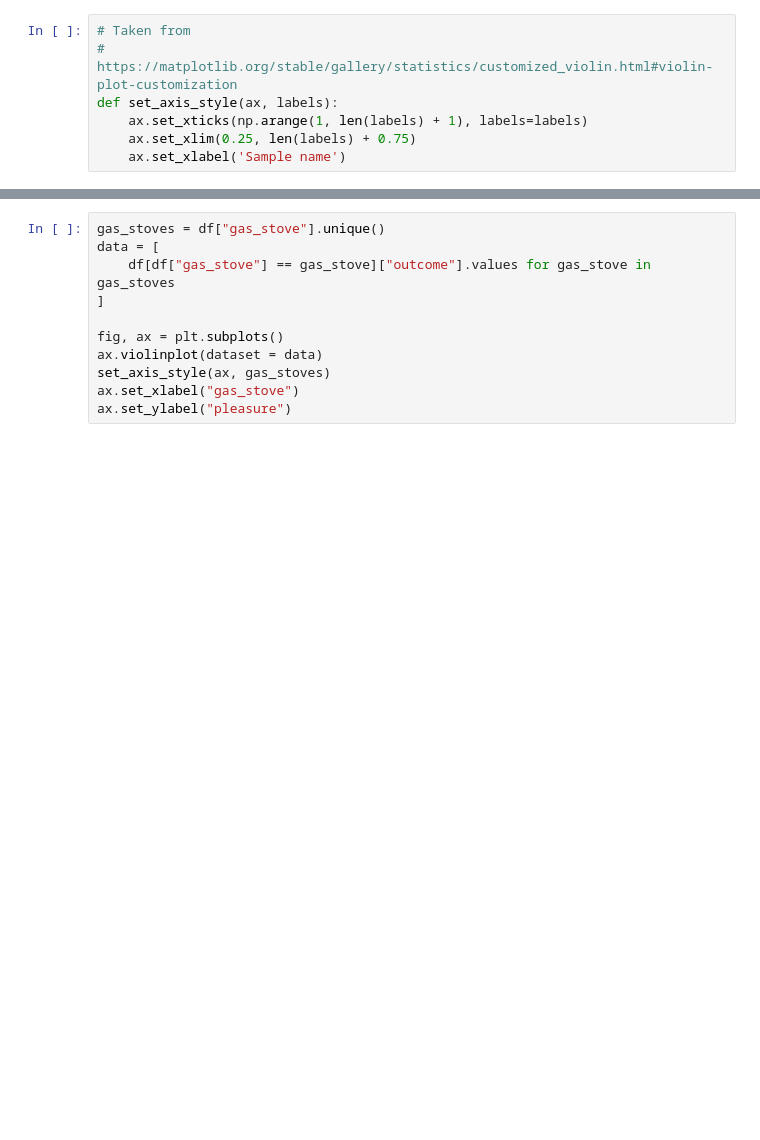
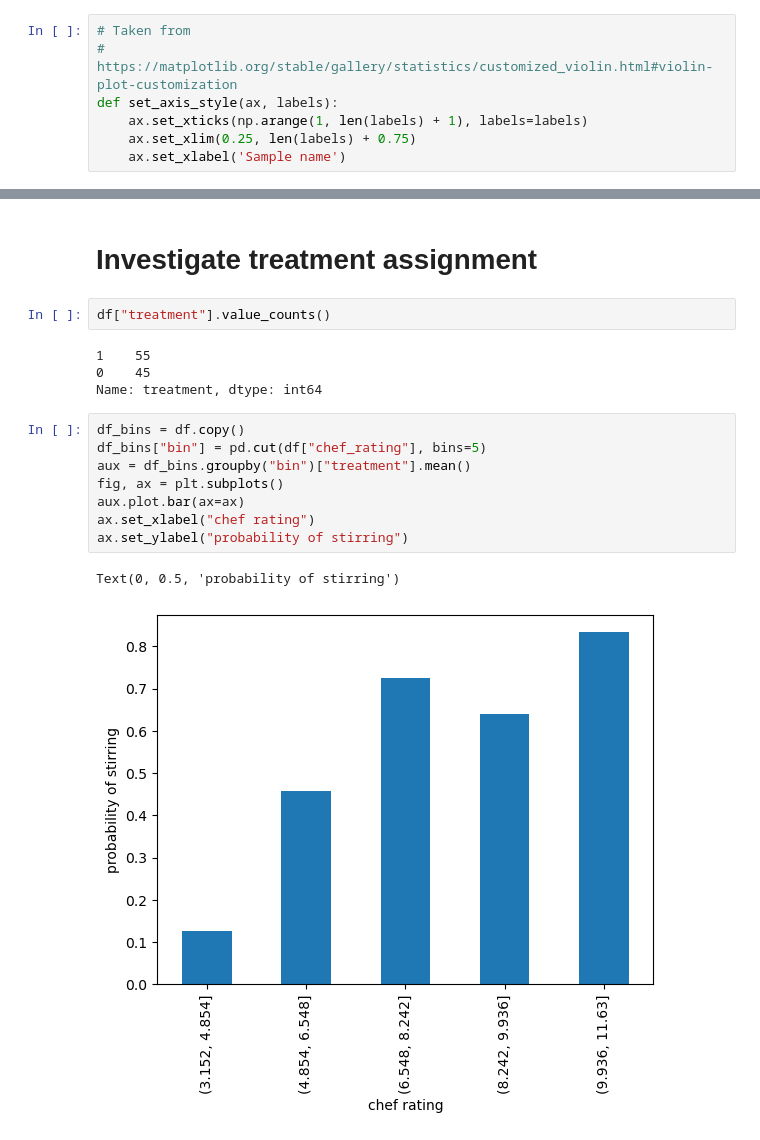
Before and after one commit to kklein/pydata_ams, a Jupyter notebook: notebooks/risotto_eda.ipynb, the cells around one changed output, grey strips where cells are left out. Cells and saved outputs as stored; diff of their text form; blank space fills up the shorter version.

Commit message:
Update eda to include treatment assignment investigation.

```diff
--- a/notebooks/risotto_eda.ipynb
+++ b/notebooks/risotto_eda.ipynb
@@ -68,11 +79,19 @@ Text(0, 0.5, 'pleasure')
-# %%
-gas_stoves = df["gas_stove"].unique()
-data = [
-    df[df["gas_stove"] == gas_stove]["outcome"].values for gas_stove in gas_stoves
-]
-
-fig, ax = plt.subplots()
-ax.violinplot(dataset = data)
-set_axis_style(ax, gas_stoves)
-ax.set_xlabel("gas_stove")
-ax.set_ylabel("pleasure")
+# %% [markdown]
+# Investigate treatment assignment
+# %%
+df["treatment"].value_counts()
+# %% [output]
+1    55
+0    45
+Name: treatment, dtype: int64
+# %%
+df_bins = df.copy()
+df_bins["bin"] = pd.cut(df["chef_rating"], bins=5)
+aux = df_bins.groupby("bin")["treatment"].mean()
+fig, ax = plt.subplots()
+aux.plot.bar(ax=ax)
+ax.set_xlabel("chef rating")
+ax.set_ylabel("probability of stirring")
+# %% [output]
+Text(0, 0.5, 'probability of stirring')
+[figure, added]
```
Also changed, not shown: parts of 8 cells of this notebook.
